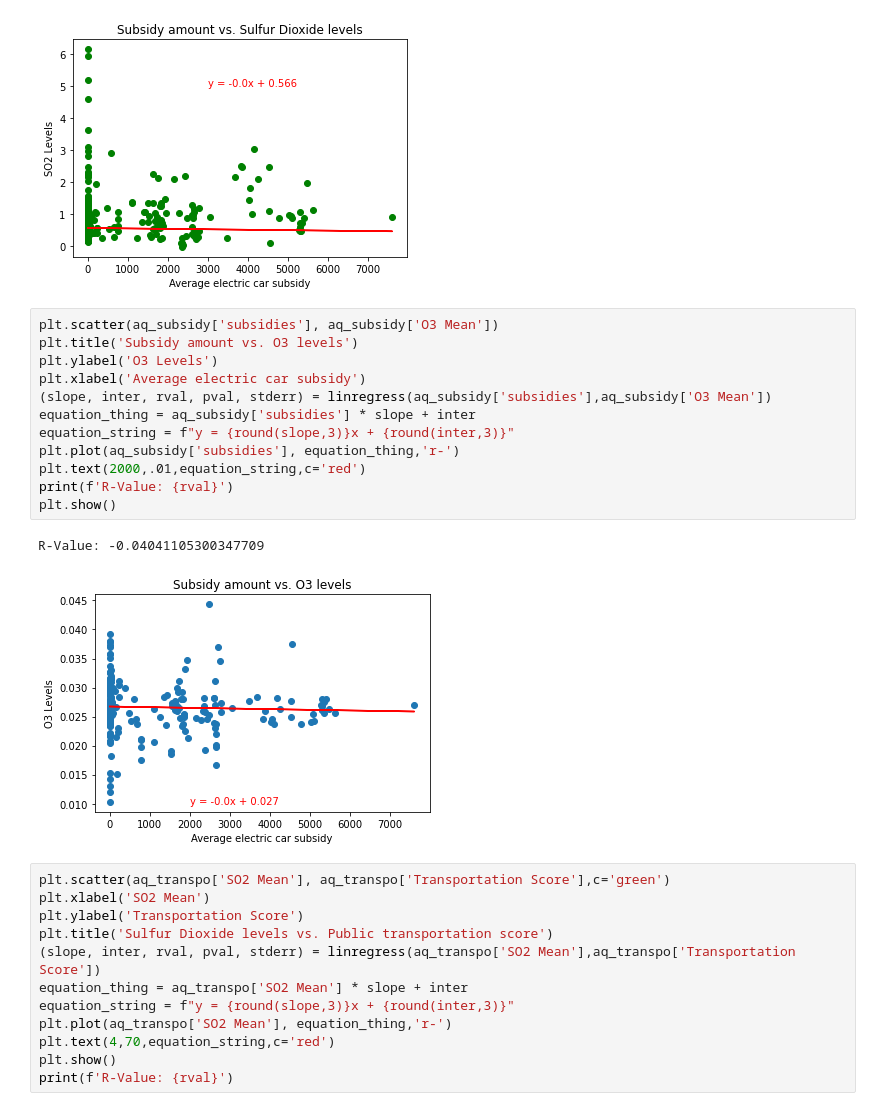
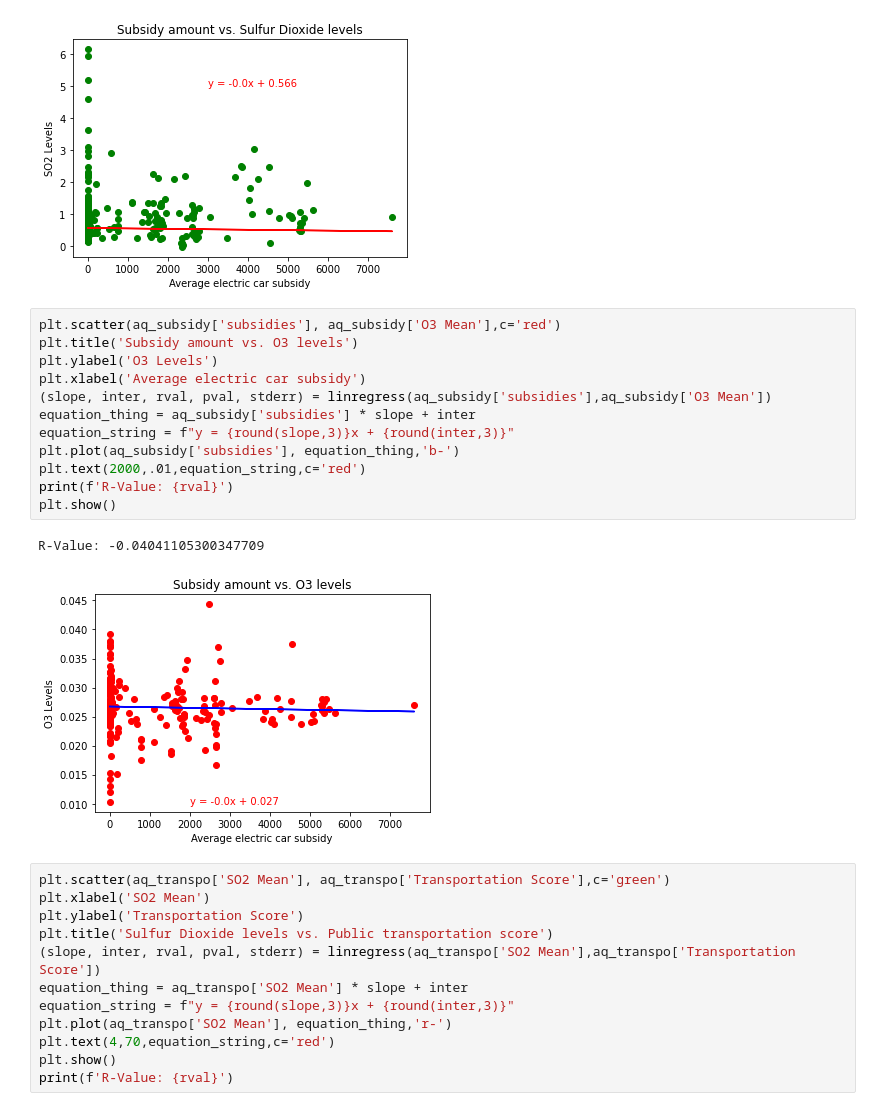
Before and after one commit to Wes90/Climate-DEchangers, a Jupyter notebook: Overall_findings.ipynb, the cells around one changed output. Cells and saved outputs as stored; diff of their text form.

```diff
--- a/Overall_findings.ipynb
+++ b/Overall_findings.ipynb
@@ -167,20 +167,20 @@ plt.show()
 R-Value: -0.02428867381001295
 [figure]
 # %%
-plt.scatter(aq_subsidy['subsidies'], aq_subsidy['O3 Mean'])
+plt.scatter(aq_subsidy['subsidies'], aq_subsidy['O3 Mean'],c='red')
 plt.title('Subsidy amount vs. O3 levels')
 plt.ylabel('O3 Levels')
 plt.xlabel('Average electric car subsidy')
 (slope, inter, rval, pval, stderr) = linregress(aq_subsidy['subsidies'],aq_subsidy['O3 Mean'])
 equation_thing = aq_subsidy['subsidies'] * slope + inter
 equation_string = f"y = {round(slope,3)}x + {round(inter,3)}"
-plt.plot(aq_subsidy['subsidies'], equation_thing,'r-')
+plt.plot(aq_subsidy['subsidies'], equation_thing,'b-')
 plt.text(2000,.01,equation_string,c='red')
 print(f'R-Value: {rval}')
 plt.show()
 # %% [output]
 R-Value: -0.04041105300347709
-[figure, old version]
+[figure, new version]
 # %%
 plt.scatter(aq_transpo['SO2 Mean'], aq_transpo['Transportation Score'],c='green')
 plt.xlabel('SO2 Mean')
```
Also changed, not shown: 1 other file.
